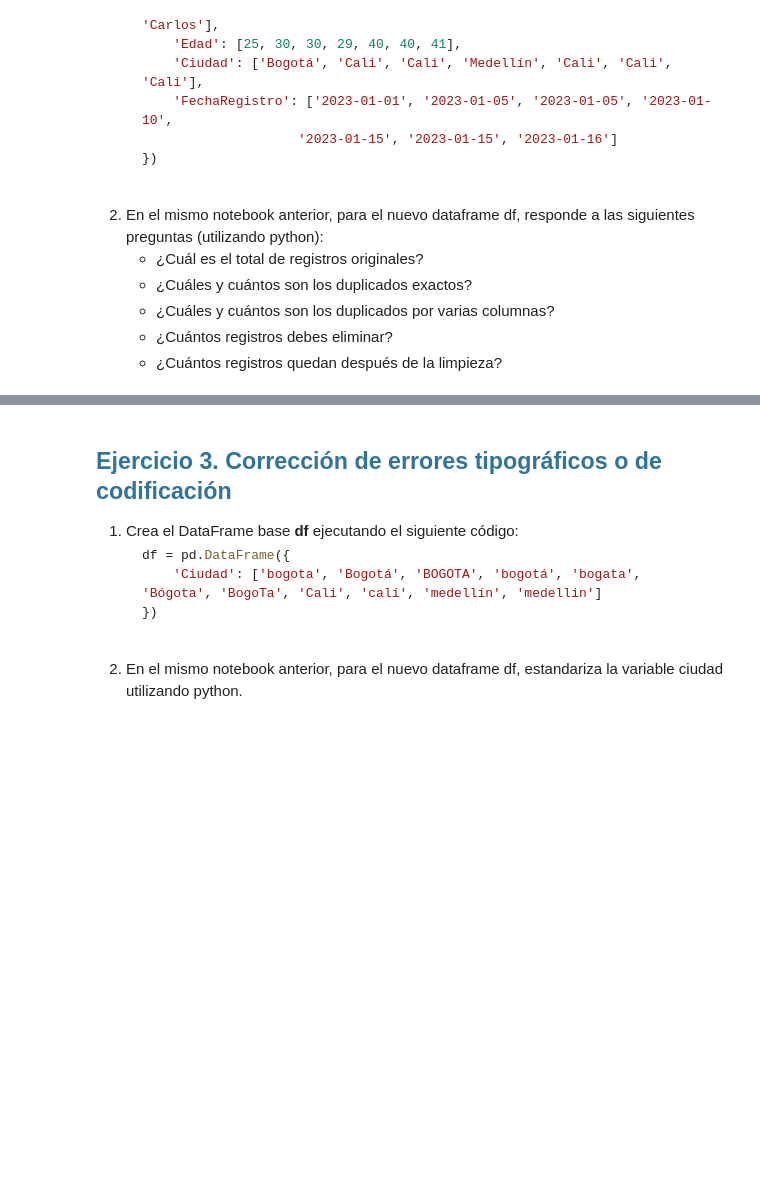
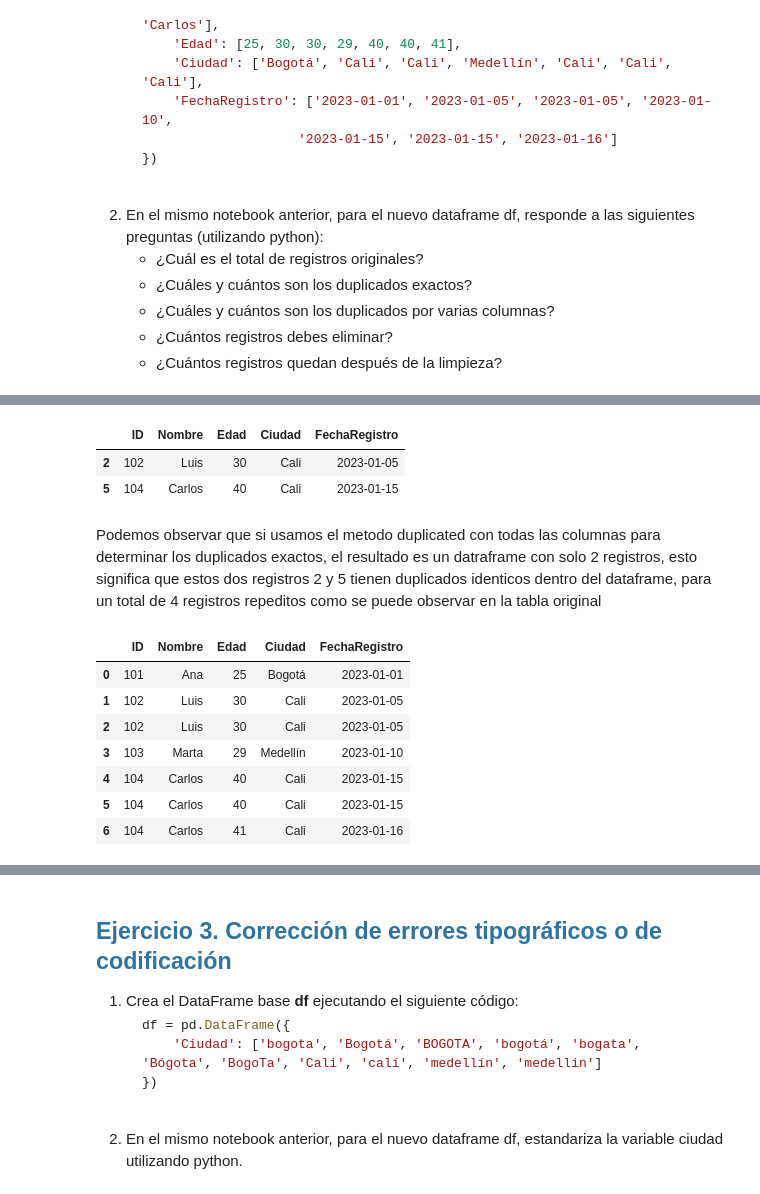
Before and after one commit to Veritax0/BEV-vs-ICE, a Jupyter notebook: sesiones_practicas/sp_5_Juan_Manuel_Vera.ipynb, the cells around one changed output, grey strips where cells are left out. Drawn from its saved outputs; the diff is of its cells as text; code cells hidden in the pictures; blank space fills up the shorter version.

```diff
--- a/sesiones_practicas/sp_5_Juan_Manuel_Vera.ipynb
+++ b/sesiones_practicas/sp_5_Juan_Manuel_Vera.ipynb
@@ -139,3 +139,12 @@ df
     - ¿Cuáles y cuántos son los duplicados por varias columnas?
     - ¿Cuántos registros debes eliminar?
     - ¿Cuántos registros quedan después de la limpieza?
+# %%
+df = pd.DataFrame({
+    'ID': [101, 102, 102, 103, 104, 104, 104],
+    'Nombre': ['Ana', 'Luis', 'Luis', 'Marta', 'Carlos', 'Carlos', 'Carlos'],
+    'Edad': [25, 30, 30, 29, 40, 40, 41],
+    'Ciudad': ['Bogotá', 'Cali', 'Cali', 'Medellín', 'Cali', 'Cali', 'Cali'],
+    'FechaRegistro': ['2023-01-01', '2023-01-05', '2023-01-05', '2023-01-10',
+                    '2023-01-15', '2023-01-15', '2023-01-16']
+})
@@ -141,0 +168,19 @@ df
+# %%
+df[df.duplicated()]
+# %% [output]
+|  | ID | Nombre | Edad | Ciudad | FechaRegistro |
+| 2 | 102 | Luis | 30 | Cali | 2023-01-05 |
+| 5 | 104 | Carlos | 40 | Cali | 2023-01-15 |
+# %% [markdown]
+Podemos observar que si usamos el metodo duplicated con todas las columnas para determinar los duplicados exactos, el resultado es un datraframe con solo 2 registros, esto significa que estos dos registros 2 y 5 tienen duplicados identicos dentro del dataframe, para un total de 4 registros repeditos como se puede observar en la tabla original
+# %%
+df
+# %% [output]
+|  | ID | Nombre | Edad | Ciudad | FechaRegistro |
+| 0 | 101 | Ana | 25 | Bogotá | 2023-01-01 |
+| 1 | 102 | Luis | 30 | Cali | 2023-01-05 |
+| 2 | 102 | Luis | 30 | Cali | 2023-01-05 |
+| 3 | 103 | Marta | 29 | Medellín | 2023-01-10 |
+| 4 | 104 | Carlos | 40 | Cali | 2023-01-15 |
+| 5 | 104 | Carlos | 40 | Cali | 2023-01-15 |
+| 6 | 104 | Carlos | 41 | Cali | 2023-01-16 |
```
Also changed, not shown: parts of 16 cells of this notebook.
